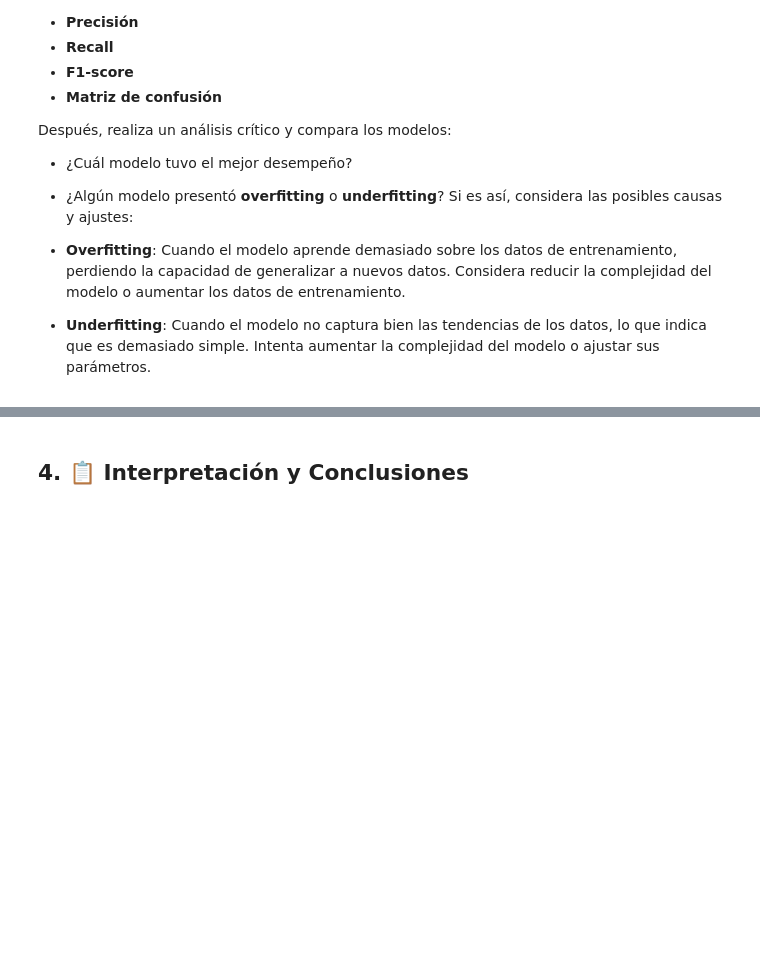
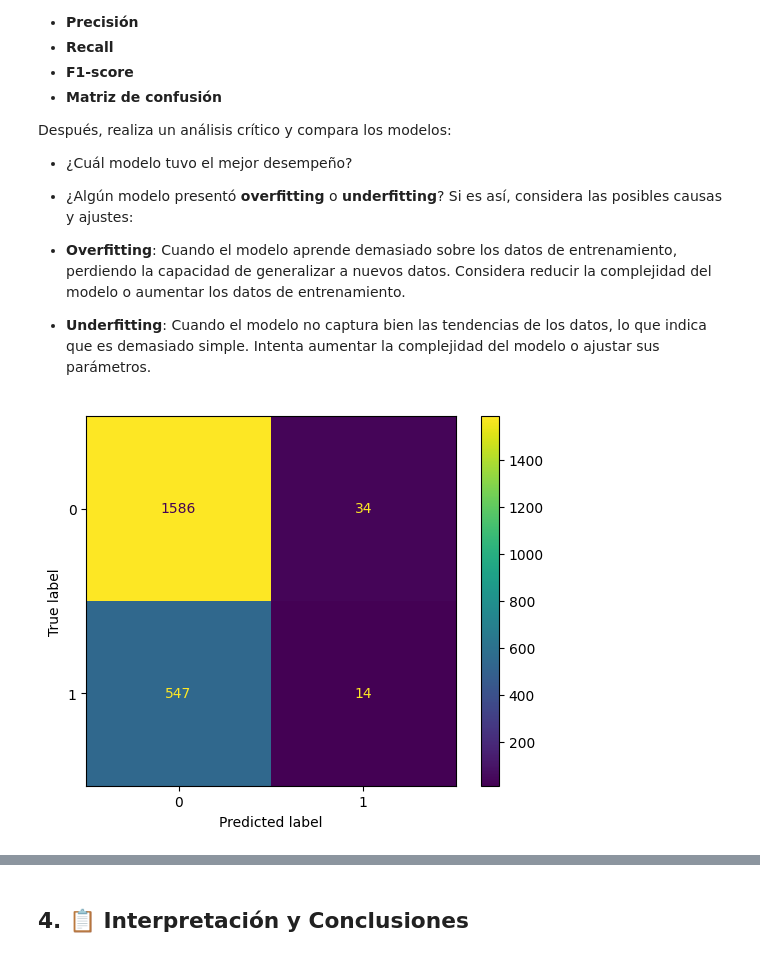
Before and after one commit to eduardo-mendiola/challenge-telecomx-2-Alura, a Jupyter notebook: challenge_telecomx_parte2.ipynb, the cells around one changed output, grey strips where cells are left out. Drawn from its saved outputs; the diff is of its cells as text; code cells hidden in the pictures; blank space fills up the shorter version.

```diff
--- a/challenge_telecomx_parte2.ipynb
+++ b/challenge_telecomx_parte2.ipynb
@@ -69,0 +176,8 @@ Puedes consultar este artículo para entender mejor cuándo usar **get_dummies**
+# %%
+# 3. Crear el ColumnTransformer con OneHotEncoder
+ct = ColumnTransformer(
+    transformers=[
+        ('onehot', OneHotEncoder(drop='first', sparse_output=False), categorical_cols)
+    ],
+    remainder='passthrough'  # mantener las columnas numéricas tal como están
+)
@@ -131,3 +864,32 @@ El otro modelo puede no requerir normalización, como **Árbol de Decisión** o
 * **Árbol de Decisión / Random Forest**: Estos modelos no dependen de la escala de los datos, por lo que no es necesario aplicar normalización.
 
 Si decides normalizar los datos, deberías explicar cómo esta etapa asegura que los modelos basados en distancia o en optimización de parámetros no se vean sesgados por la magnitud de las variables.
+# %%
+from sklearn.preprocessing import StandardScaler
+from sklearn.linear_model import LogisticRegression
+
+# Pipeline con SMOTE, imputación y escalado para regresión logística
+pipeline_lr = ImbPipeline([
+    ('imputer', SimpleImputer(strategy='mean')),
+    ('smote', SMOTE(random_state=42)),
+    ('scaler', StandardScaler()),
+    ('log_reg', LogisticRegression(random_state=42, max_iter=1000, C=10))
+])
+
+# Pipeline con SMOTE e imputación para Random Forest (sin escalado)
+pipeline_rf = ImbPipeline([
+    ('imputer', SimpleImputer(strategy='mean')),
+    ('smote', SMOTE(random_state=42)),
+    ('rf', RandomForestClassifier(
+                  n_estimators=100,
+                  max_depth=5,           # Limitar profundidad
+                  min_samples_split=20,  # Más ejemplos para dividir
+                  min_samples_leaf=10,   # Más ejemplos por hoja
+                  max_features='sqrt',   # Reducir features por árbol
+                  random_state=42
+))
+])
+
+# Entrenamiento con X_train y y_train originales, sin hacer fit_resample antes
+pipeline_lr.fit(X_train, y_train)
+pipeline_rf.fit(X_train, y_train)
@@ -151,3 +1000,12 @@ Después, realiza un análisis crítico y compara los modelos:
  * **Overfitting**: Cuando el modelo aprende demasiado sobre los datos de entrenamiento, perdiendo la capacidad de generalizar a nuevos datos. Considera reducir la complejidad del modelo o aumentar los datos de entrenamiento.
 
   * **Underfitting**: Cuando el modelo no captura bien las tendencias de los datos, lo que indica que es demasiado simple. Intenta aumentar la complejidad del modelo o ajustar sus parámetros.
+# %%
+from sklearn.metrics import confusion_matrix, ConfusionMatrixDisplay
+
+y_pred = pipeline_rf.predict(X_test)  # ✅ test no balanceado
+matriz_confusion = confusion_matrix(y_test, y_pred)
+visualizacion = ConfusionMatrixDisplay(confusion_matrix=matriz_confusion)
+visualizacion.plot();
+# %% [output]
+[figure, added]
```
Also changed, not shown: parts of 68 cells of this notebook.
